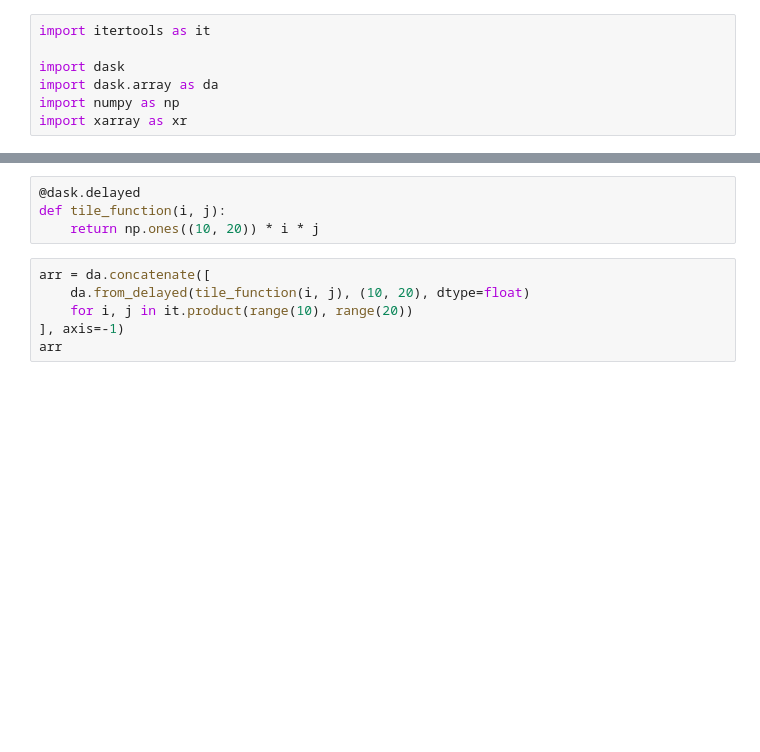
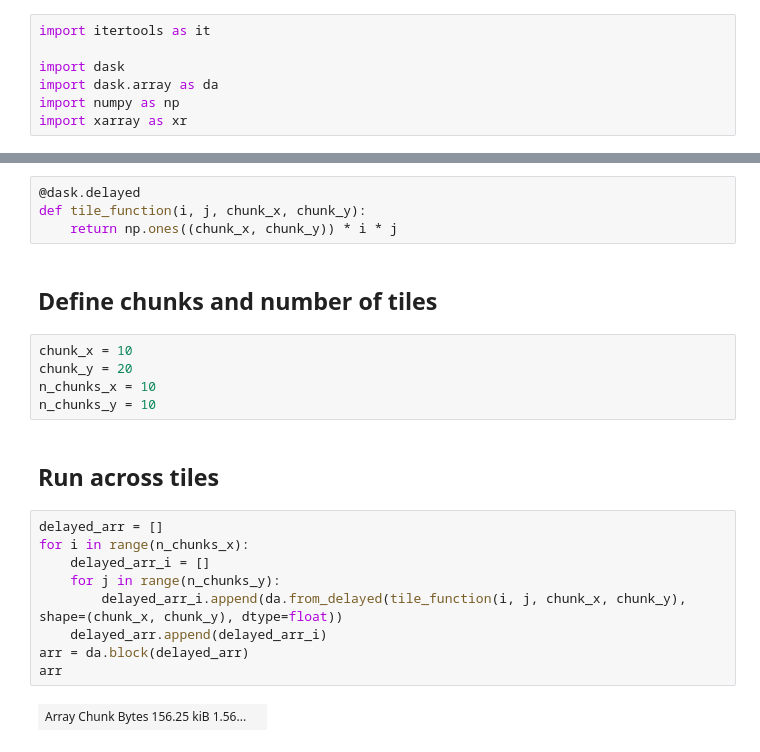
Before and after one commit to rosepearson/Hydrologic-DEMs-scripts, a Jupyter notebook: jupyter_notebooks/dask_example.ipynb, the cells around one changed output, grey strips where cells are left out. Saved outputs shown, nothing was run; the diff lists cells and outputs as text; blank space fills up the shorter version.

```diff
--- a/jupyter_notebooks/dask_example.ipynb
+++ b/jupyter_notebooks/dask_example.ipynb
@@ -8,12 +10,26 @@ import xarray as xr
 # %%
 @dask.delayed
-def tile_function(i, j):
-    return np.ones((10, 20)) * i * j
+def tile_function(i, j, chunk_x, chunk_y):
+    return np.ones((chunk_x, chunk_y)) * i * j
-# %%
-arr = da.concatenate([
-    da.from_delayed(tile_function(i, j), (10, 20), dtype=float)
-    for i, j in it.product(range(10), range(20))
-], axis=-1)
-arr
+# %% [markdown]
+## Define chunks and number of tiles
+# %%
+chunk_x = 10
+chunk_y = 20
+n_chunks_x = 10
+n_chunks_y = 10
+# %% [markdown]
+## Run across tiles
+# %%
+delayed_arr = []
+for i in range(n_chunks_x):
+    delayed_arr_i = []
+    for j in range(n_chunks_y):
+        delayed_arr_i.append(da.from_delayed(tile_function(i, j, chunk_x, chunk_y), shape=(chunk_x, chunk_y), dtype=float))
+    delayed_arr.append(delayed_arr_i)
+arr = da.block(delayed_arr)
+arr
+# %% [output]
+| Array Chunk Bytes 156.25 kiB 1.56... |  |
 # %%
 xarr = xr.DataArray(arr, coords={"x": range(arr.shape[0]), "y": range(arr.shape[1])})
```
Also changed, not shown: parts of 11 cells of this notebook.
